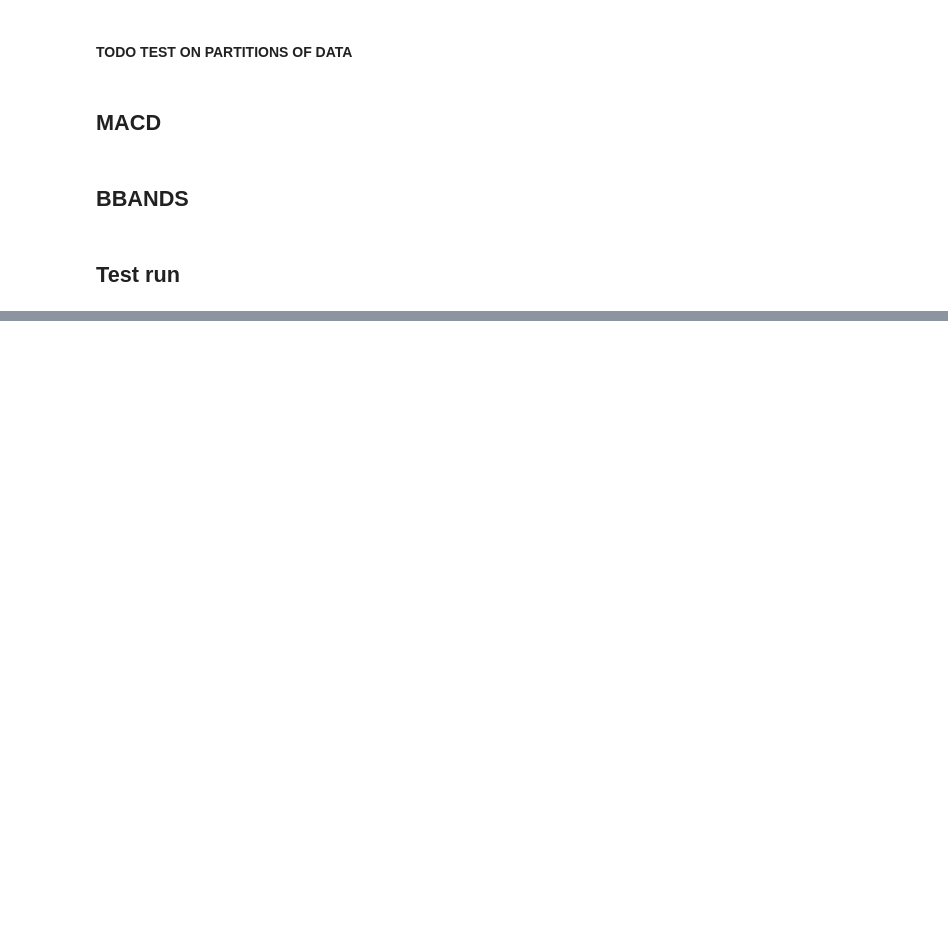
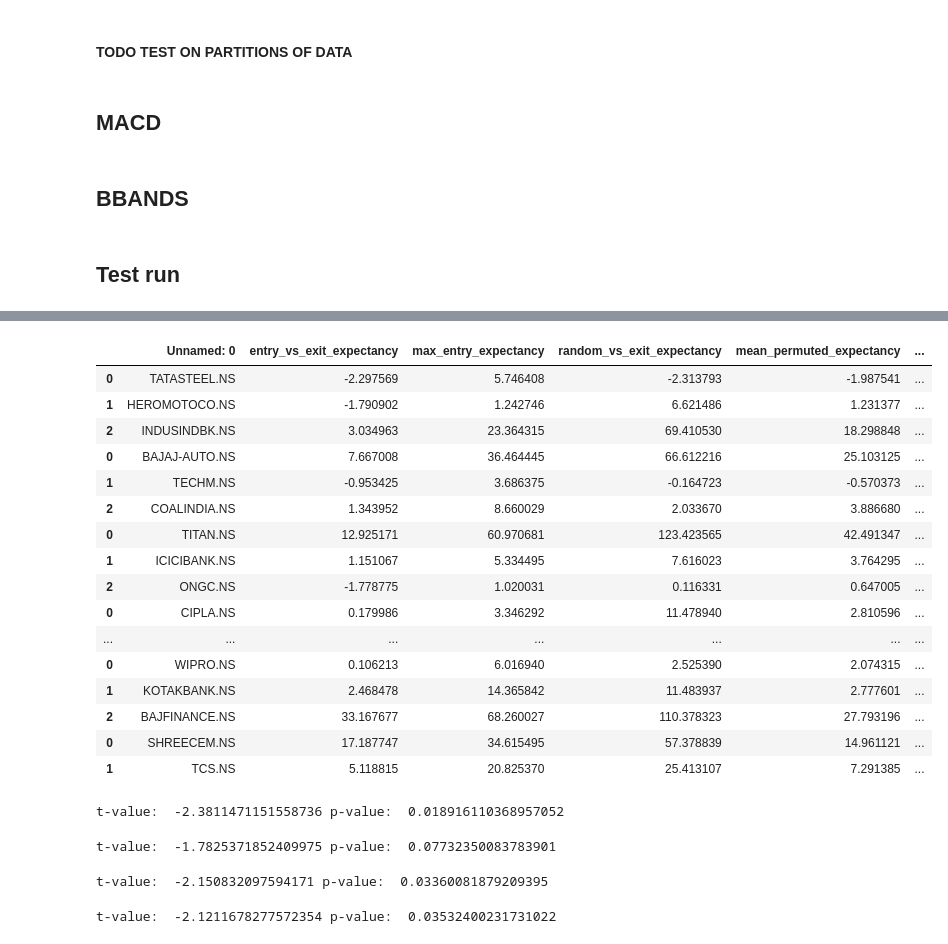
Before and after one commit to tthwmk/Code, a Jupyter notebook: capstone.ipynb, the cells around one changed output, grey strips where cells are left out. Saved outputs shown, nothing was run; the diff lists cells and outputs as text; code cells hidden in the pictures; blank space fills up the shorter version.

```diff
--- a/capstone.ipynb
+++ b/capstone.ipynb
@@ -436,0 +539,8 @@ backtesting on LT.NS
+# %%
+import glob
+bb_output = []
+for file in glob.glob('BB_*'):
+  bb_output.append(pd.read_csv(file))
+
+bb_output = pd.concat(bb_output)
+bb_output.to_csv(f"BB.csv")
@@ -436,0 +745,8 @@ backtesting on LT.NS
+# %%
+import glob
+sma_output = []
+for file in glob.glob('SMA_*'):
+  sma_output.append(pd.read_csv(file))
+
+sma_output = pd.concat(sma_output)
+sma_output.to_csv(f"SMA_T1.csv")
@@ -436,0 +777,20 @@ backtesting on LT.NS
+# %%
+sma_output
+# %% [output]
+|  | Unnamed: 0 | entry_vs_exit_expectancy | max_entry_expectancy | random_vs_exit_expectancy | mean_permuted_expectancy | ... |
+| 0 | TATASTEEL.NS | -2.297569 | 5.746408 | -2.313793 | -1.987541 | ... |
+| 1 | HEROMOTOCO.NS | -1.790902 | 1.242746 | 6.621486 | 1.231377 | ... |
+| 2 | INDUSINDBK.NS | 3.034963 | 23.364315 | 69.410530 | 18.298848 | ... |
+| 0 | BAJAJ-AUTO.NS | 7.667008 | 36.464445 | 66.612216 | 25.103125 | ... |
+| 1 | TECHM.NS | -0.953425 | 3.686375 | -0.164723 | -0.570373 | ... |
+| 2 | COALINDIA.NS | 1.343952 | 8.660029 | 2.033670 | 3.886680 | ... |
+| 0 | TITAN.NS | 12.925171 | 60.970681 | 123.423565 | 42.491347 | ... |
+| 1 | ICICIBANK.NS | 1.151067 | 5.334495 | 7.616023 | 3.764295 | ... |
+| 2 | ONGC.NS | -1.778775 | 1.020031 | 0.116331 | 0.647005 | ... |
+| 0 | CIPLA.NS | 0.179986 | 3.346292 | 11.478940 | 2.810596 | ... |
+| ... | ... | ... | ... | ... | ... | ... |
+| 0 | WIPRO.NS | 0.106213 | 6.016940 | 2.525390 | 2.074315 | ... |
+| 1 | KOTAKBANK.NS | 2.468478 | 14.365842 | 11.483937 | 2.777601 | ... |
+| 2 | BAJFINANCE.NS | 33.167677 | 68.260027 | 110.378323 | 27.793196 | ... |
+| 0 | SHREECEM.NS | 17.187747 | 34.615495 | 57.378839 | 14.961121 | ... |
+| 1 | TCS.NS | 5.118815 | 20.825370 | 25.413107 | 7.291385 | ... |
@@ -436,0 +804,32 @@ backtesting on LT.NS
+# %%
+# SMA entry vs random 50 days
+n = 50
+test = f"entry_vs_{n}D_expectancy"
+control = f"random_vs_{n}D_expectancy"
+ab_test(sma_output[control],sma_output[test])
+# %% [output]
+t-value:  -2.3811471151558736 p-value:  0.018916110368957052
+# %%
+# SMA entry vs random 100 days
+n = 100
+test = f"entry_vs_{n}D_expectancy"
+control = f"random_vs_{n}D_expectancy"
+ab_test(sma_output[control],sma_output[test])
+# %% [output]
+t-value:  -1.7825371852409975 p-value:  0.07732350083783901
+# %%
+# SMA entry vs random 200 days
+n = 200
+test = f"entry_vs_{n}D_expectancy"
+control = f"random_vs_{n}D_expectancy"
+ab_test(sma_output[control],sma_output[test])
+# %% [output]
+t-value:  -2.150832097594171 p-value:  0.03360081879209395
+# %%
+# BBands entry vs random 50 days
+n = 50
+test = f"entry_vs_{n}D_expectancy"
+control = f"random_vs_{n}D_expectancy"
+ab_test(bb_output[control],bb_output[test])
+# %% [output]
+t-value:  -2.1211678277572354 p-value:  0.03532400231731022
```
Also changed, not shown: parts of 111 cells of this notebook.
